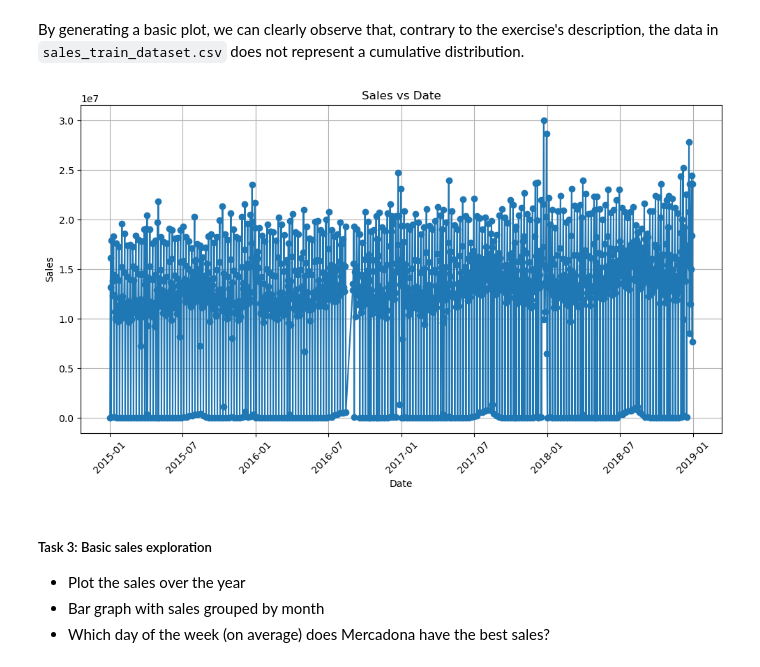
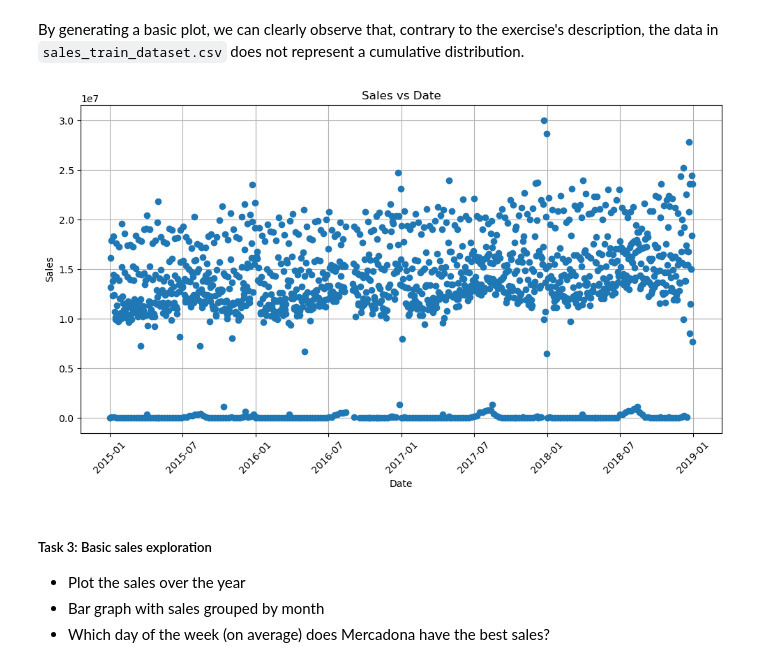
Before and after one commit to MartinezAgullo/TechChallenge_MercadonaIT, a Jupyter notebook: notebooks/1-data-preparation.ipynb, the cells around one changed output. Cells and saved outputs as stored; diff of their text form; code cells hidden in the pictures.

```diff
--- a/notebooks/1-data-preparation.ipynb
+++ b/notebooks/1-data-preparation.ipynb
@@ -158,16 +159,16 @@ Additionally, there is a missing data period from August 15 to August 30, 2016.
 By generating a basic plot, we can clearly observe that, contrary to the exercise's description, the data in `sales_train_dataset.csv` does not represent a cumulative distribution.
 # %%
 plt.figure(figsize=(10,6))
-plt.plot(sales_train_formatted_df['DATE'], sales_train_formatted_df['SALES'], marker='o')
+plt.plot(sales_train_formatted_df['DATE'], sales_train_formatted_df['SALES'], marker='o', linestyle='None')
 plt.title('Sales vs Date')
 plt.xlabel('Date')
 plt.ylabel('Sales')
 plt.grid(True)
 plt.xticks(rotation=45)
 plt.tight_layout()
 plt.show()
 # %% [output]
-[figure, old version]
+[figure, new version]
 # %% [markdown]
 ##### Task 3: Basic sales exploration
 * Plot the sales over the year
```
Also changed, not shown: parts of 16 cells of this notebook, 2 other files.
